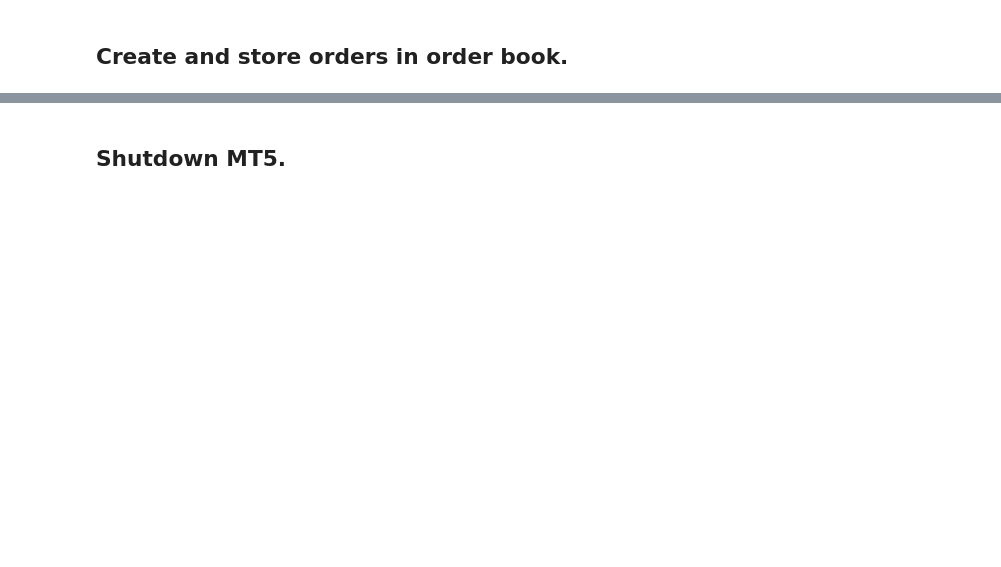
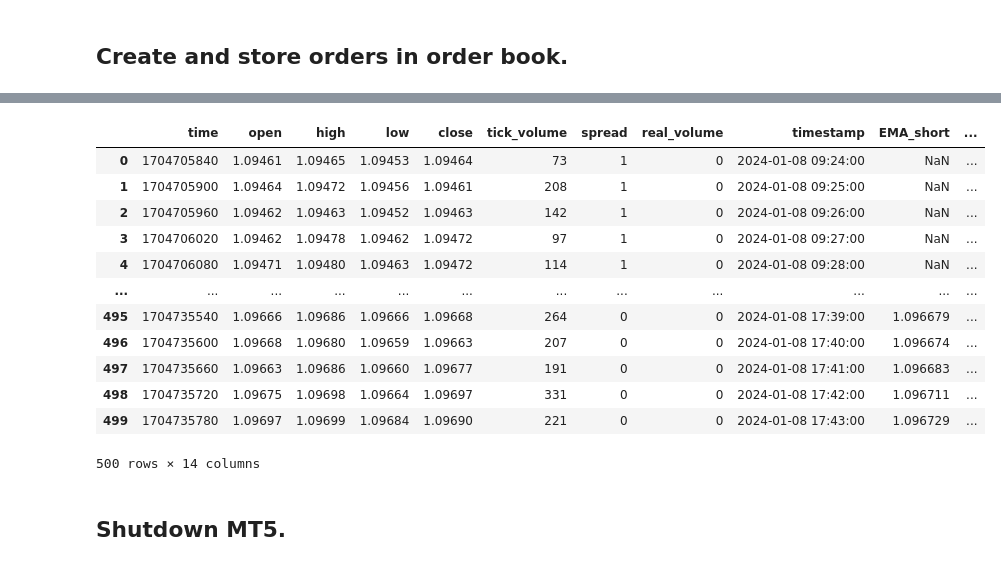
Before and after one commit to InnoSolve-Tech/Algorithmic-Trading, a Jupyter notebook: workflow.ipynb, the cells around one changed output, grey strips where cells are left out. Cells and saved outputs as stored; diff of their text form; code cells hidden in the pictures; blank space fills up the shorter version.

```diff
--- a/workflow.ipynb
+++ b/workflow.ipynb
@@ -75,3 +94,19 @@ while(True):
+# %%
+data
+# %% [output]
+|  | time | open | high | low | close | tick_volume | spread | real_volume | timestamp | EMA_short | ... |
+| 0 | 1704705840 | 1.09461 | 1.09465 | 1.09453 | 1.09464 | 73 | 1 | 0 | 2024-01-08 09:24:00 | NaN | ... |
+| 1 | 1704705900 | 1.09464 | 1.09472 | 1.09456 | 1.09461 | 208 | 1 | 0 | 2024-01-08 09:25:00 | NaN | ... |
+| 2 | 1704705960 | 1.09462 | 1.09463 | 1.09452 | 1.09463 | 142 | 1 | 0 | 2024-01-08 09:26:00 | NaN | ... |
+| 3 | 1704706020 | 1.09462 | 1.09478 | 1.09462 | 1.09472 | 97 | 1 | 0 | 2024-01-08 09:27:00 | NaN | ... |
+| 4 | 1704706080 | 1.09471 | 1.09480 | 1.09463 | 1.09472 | 114 | 1 | 0 | 2024-01-08 09:28:00 | NaN | ... |
+| ... | ... | ... | ... | ... | ... | ... | ... | ... | ... | ... | ... |
+| 495 | 1704735540 | 1.09666 | 1.09686 | 1.09666 | 1.09668 | 264 | 0 | 0 | 2024-01-08 17:39:00 | 1.096679 | ... |
+| 496 | 1704735600 | 1.09668 | 1.09680 | 1.09659 | 1.09663 | 207 | 0 | 0 | 2024-01-08 17:40:00 | 1.096674 | ... |
+| 497 | 1704735660 | 1.09663 | 1.09686 | 1.09660 | 1.09677 | 191 | 0 | 0 | 2024-01-08 17:41:00 | 1.096683 | ... |
+| 498 | 1704735720 | 1.09675 | 1.09698 | 1.09664 | 1.09697 | 331 | 0 | 0 | 2024-01-08 17:42:00 | 1.096711 | ... |
+| 499 | 1704735780 | 1.09697 | 1.09699 | 1.09684 | 1.09690 | 221 | 0 | 0 | 2024-01-08 17:43:00 | 1.096729 | ... |
+500 rows × 14 columns
 # %% [markdown]
 ## Shutdown MT5.
 # %%
```
Also changed, not shown: parts of 4 cells of this notebook, 2 other files.
